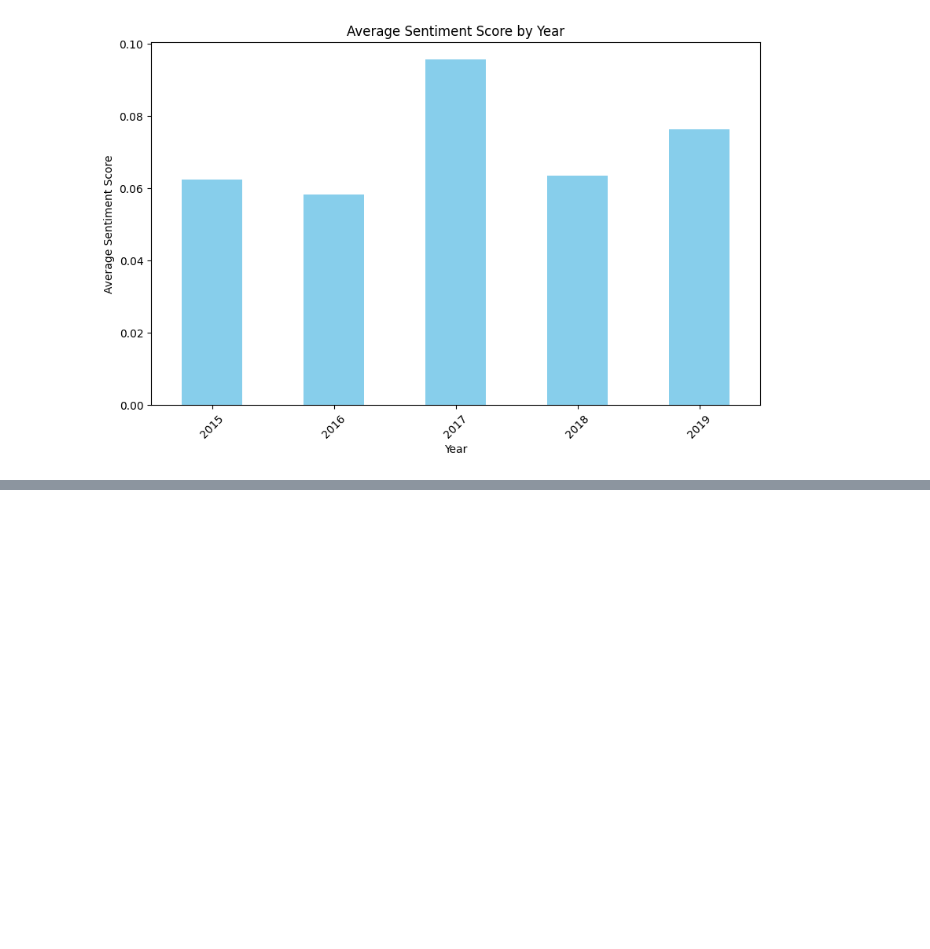
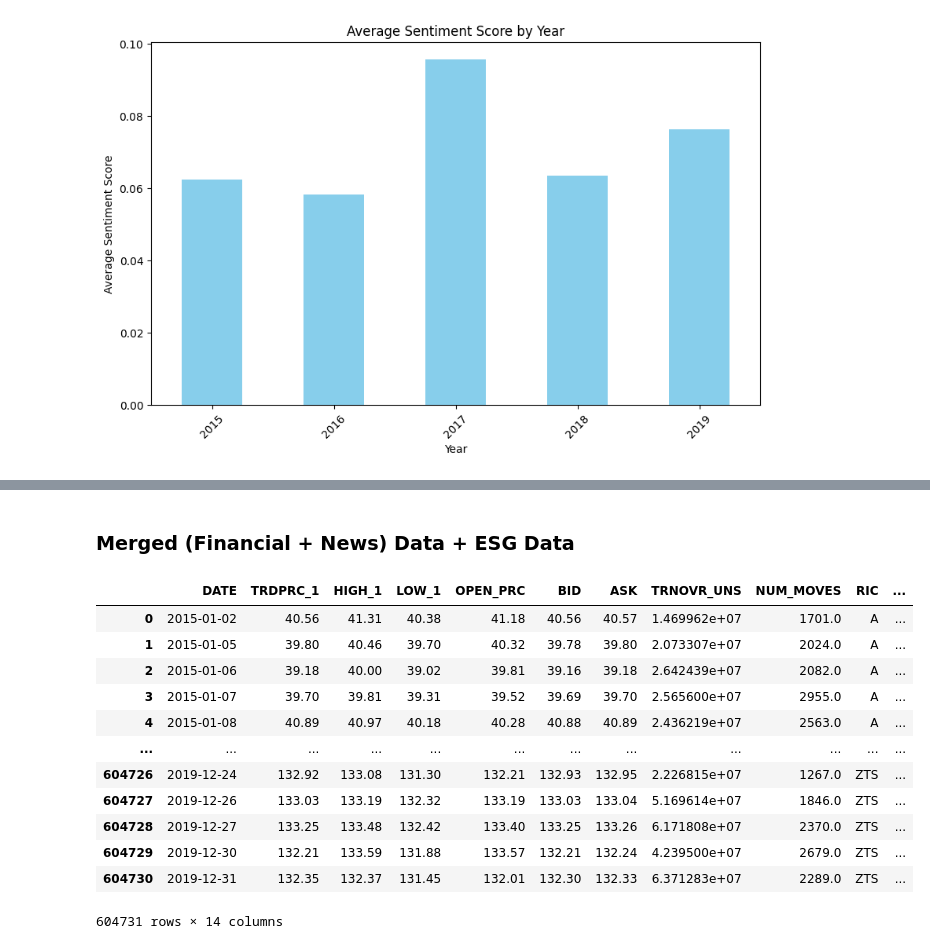
Before and after one commit to LucaBia/esg-sentiment-prediction, a Jupyter notebook: main.ipynb, the cells around one changed output, grey strips where cells are left out. Cells and saved outputs as stored; diff of their text form; code cells hidden in the pictures; blank space fills up the shorter version.

Commit message:
feat: merge datasets

```diff
--- a/main.ipynb
+++ b/main.ipynb
@@ -652,0 +665,13 @@ news_data_reduced.head()
+# %%
+# Agrupar noticias por fecha y símbolo de acción, concatenar títulos y calcular el promedio del sentimiento
+news_grouped = news_data_reduced.groupby(['Date', 'Stock_symbol']).agg({
+    'Article_title': lambda x: ' | '.join(x),  # Une los títulos con un separador
+    'Sentiment': 'mean'  # Promedio de sentimiento
+}).reset_index()
+
+news_grouped.rename(columns={'Article_title': 'Aggregated_Articles', 'Sentiment': 'Average_Sentiment'}, inplace=True)
+# %%
+# Convertir 'Date' a tipo datetime, si no lo está, y eliminar la hora
+news_grouped['Date'] = pd.to_datetime(news_grouped['Date']).dt.date
+# Convertir nuevamente a datetime para asegurar consistencia en formato de fecha
+news_grouped['Date'] = pd.to_datetime(news_grouped['Date'])
@@ -652,0 +694,10 @@ news_data_reduced.head()
+# %%
+# Suponiendo que financial_data ya está cargado y preparado
+# Convertir DATE en financial_data a datetime si aún no lo está
+financial_data['DATE'] = pd.to_datetime(financial_data['DATE'])
+
+# Merge financiero y noticias
+financial_news_merged = pd.merge(financial_data, news_grouped, how='left', left_on=['DATE', 'RIC'], right_on=['Date', 'Stock_symbol'])
+
+# Eliminar columnas duplicadas de fecha y símbolo de acción después del merge
+financial_news_merged.drop(['Date', 'Stock_symbol'], axis=1, inplace=True)
@@ -652,0 +814,22 @@ news_data_reduced.head()
+# %% [markdown]
+### Merged (Financial + News) Data + ESG Data
+# %%
+# Crear la columna 'Year' extrayendo el año de 'DATE'
+financial_news_merged['Year'] = financial_news_merged['DATE'].dt.year
+final_esg_data['Year'] = final_esg_data['Date'].dt.year
+# %%
+financial_news_merged
+# %% [output]
+|  | DATE | TRDPRC_1 | HIGH_1 | LOW_1 | OPEN_PRC | BID | ASK | TRNOVR_UNS | NUM_MOVES | RIC | ... |
+| 0 | 2015-01-02 | 40.56 | 41.31 | 40.38 | 41.18 | 40.56 | 40.57 | 1.469962e+07 | 1701.0 | A | ... |
+| 1 | 2015-01-05 | 39.80 | 40.46 | 39.70 | 40.32 | 39.78 | 39.80 | 2.073307e+07 | 2024.0 | A | ... |
+| 2 | 2015-01-06 | 39.18 | 40.00 | 39.02 | 39.81 | 39.16 | 39.18 | 2.642439e+07 | 2082.0 | A | ... |
+| 3 | 2015-01-07 | 39.70 | 39.81 | 39.31 | 39.52 | 39.69 | 39.70 | 2.565600e+07 | 2955.0 | A | ... |
+| 4 | 2015-01-08 | 40.89 | 40.97 | 40.18 | 40.28 | 40.88 | 40.89 | 2.436219e+07 | 2563.0 | A | ... |
+| ... | ... | ... | ... | ... | ... | ... | ... | ... | ... | ... | ... |
+| 604726 | 2019-12-24 | 132.92 | 133.08 | 131.30 | 132.21 | 132.93 | 132.95 | 2.226815e+07 | 1267.0 | ZTS | ... |
+| 604727 | 2019-12-26 | 133.03 | 133.19 | 132.32 | 133.19 | 133.03 | 133.04 | 5.169614e+07 | 1846.0 | ZTS | ... |
+| 604728 | 2019-12-27 | 133.25 | 133.48 | 132.42 | 133.40 | 133.25 | 133.26 | 6.171808e+07 | 2370.0 | ZTS | ... |
+| 604729 | 2019-12-30 | 132.21 | 133.59 | 131.88 | 133.57 | 132.21 | 132.24 | 4.239500e+07 | 2679.0 | ZTS | ... |
+| 604730 | 2019-12-31 | 132.35 | 132.37 | 131.45 | 132.01 | 132.30 | 132.33 | 6.371283e+07 | 2289.0 | ZTS | ... |
+604731 rows × 14 columns
```
Also changed, not shown: parts of 14 cells of this notebook.
